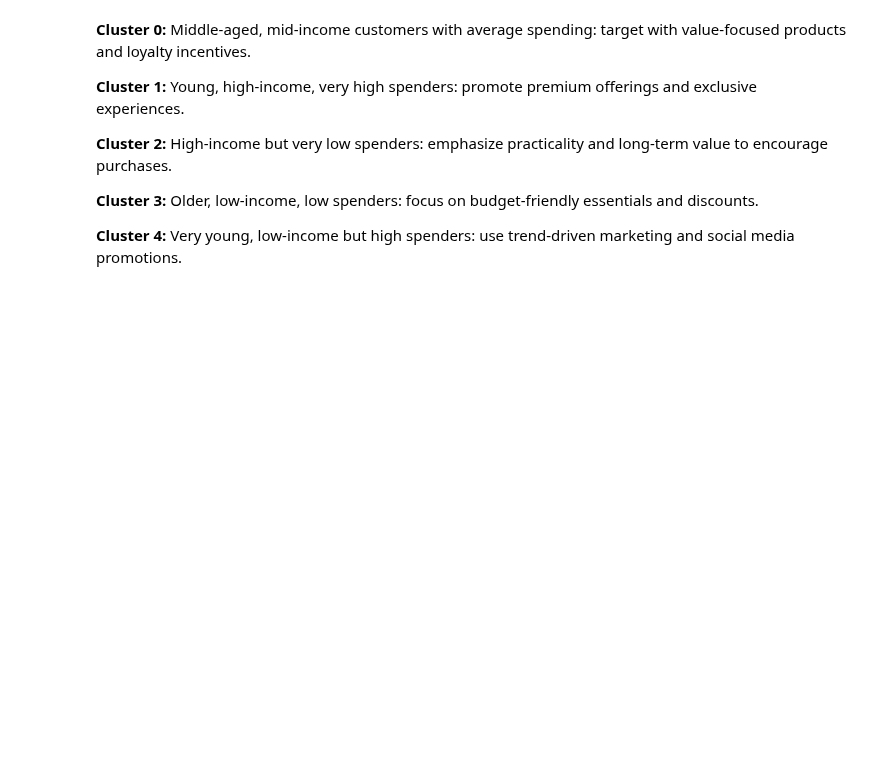
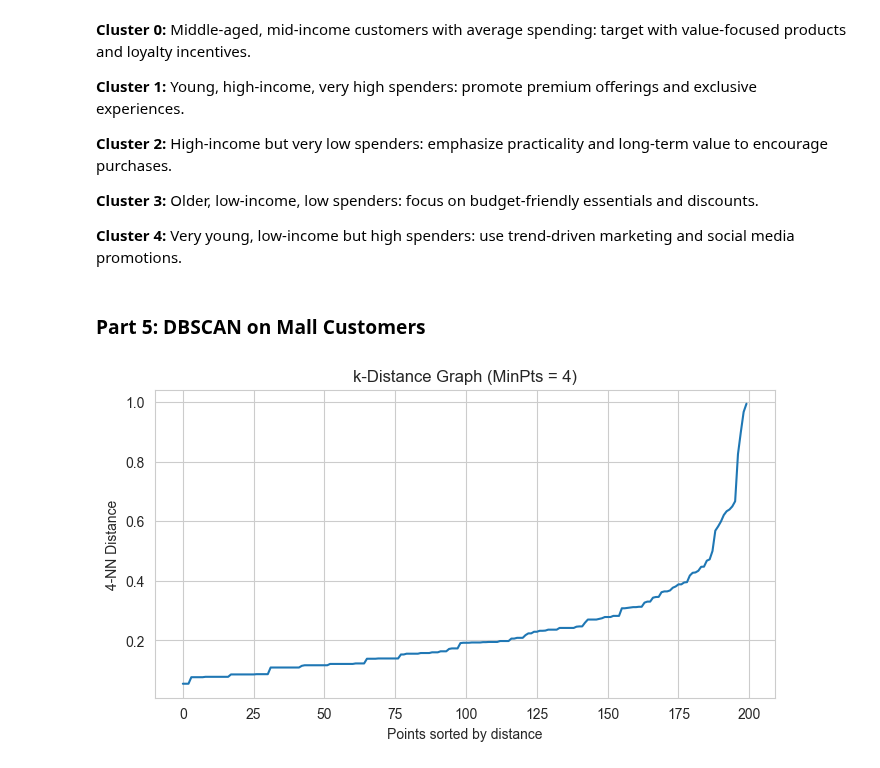
Before and after one commit to emschutt/Applied-Data-Science-Classes, a Jupyter notebook: Machine Learning/Homework_3.ipynb, the cells around one changed output. Cells and saved outputs as stored; diff of their text form; code cells hidden in the pictures; blank space fills up the shorter version.

Commit message:
Part 5

```diff
--- a/Machine Learning/Homework_3.ipynb
+++ b/Machine Learning/Homework_3.ipynb
@@ -244,3 +244,29 @@ cluster_summary
 **Cluster 3:** Older, low-income, low spenders: focus on budget-friendly essentials and discounts.
 
 **Cluster 4:** Very young, low-income but high spenders: use trend-driven marketing and social media promotions.
+# %% [markdown]
+### Part 5: DBSCAN on Mall Customers
+# %%
+from sklearn.neighbors import NearestNeighbors
+import numpy as np
+
+X_db = X_scaled
+min_pts = 4
+
+# k = MinPts (4) nearest neighbors
+neighbors = NearestNeighbors(n_neighbors=min_pts)
+neighbors_fit = neighbors.fit(X_db)
+distances, indices = neighbors_fit.kneighbors(X_db)
+
+# Sort distances for the k-th neighbor
+distances_k = np.sort(distances[:, -1])
+
+plt.figure(figsize=(8,4))
+plt.plot(distances_k)
+plt.title("k-Distance Graph (MinPts = 4)")
+plt.xlabel("Points sorted by distance")
+plt.ylabel("4-NN Distance")
+plt.grid(True)
+plt.show()
+# %% [output]
+[figure, added]
```
Also changed, not shown: parts of 4 cells of this notebook.
